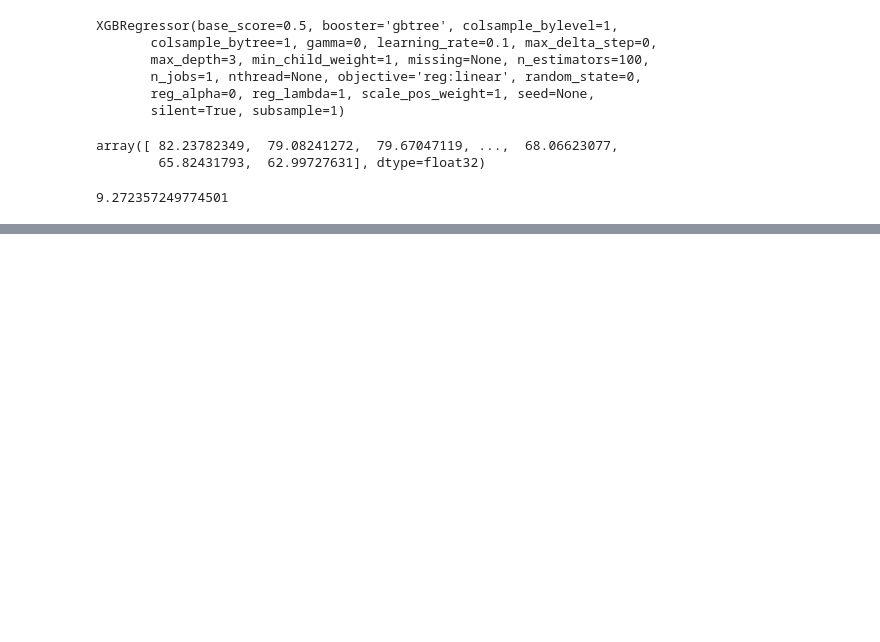
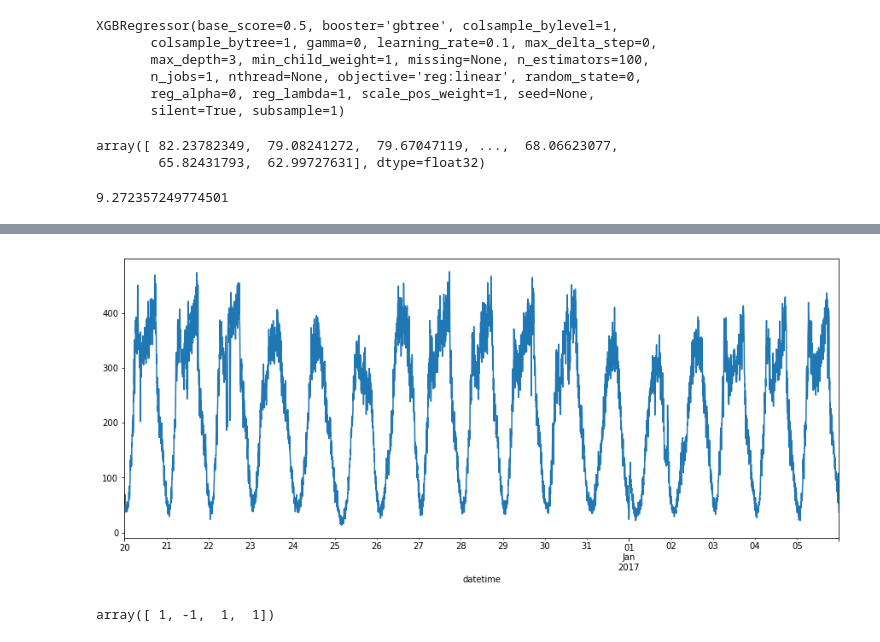
Before and after one commit to zydarChen/predict_17, a Jupyter notebook: PeMS/XGBOOST.ipynb, the cells around one changed output, grey strips where cells are left out. Saved outputs shown, nothing was run; the diff lists cells and outputs as text; code cells hidden in the pictures; blank space fills up the shorter version.

```diff
--- a/PeMS/XGBOOST.ipynb
+++ b/PeMS/XGBOOST.ipynb
@@ -123,0 +151,9 @@ array([[  nan,   nan,   nan, ...,    0.,    0.,    0.],
+# %%
+df['2016-12-20':'2017-01-05']['flow_5'].plot()
+plt.show()
+# %% [output]
+[figure, added]
+# %%
+np.sign([1,-2,3, 4])
+# %% [output]
+array([ 1, -1,  1,  1])
```
Also changed, not shown: parts of 9 cells of this notebook, 9 other files.
